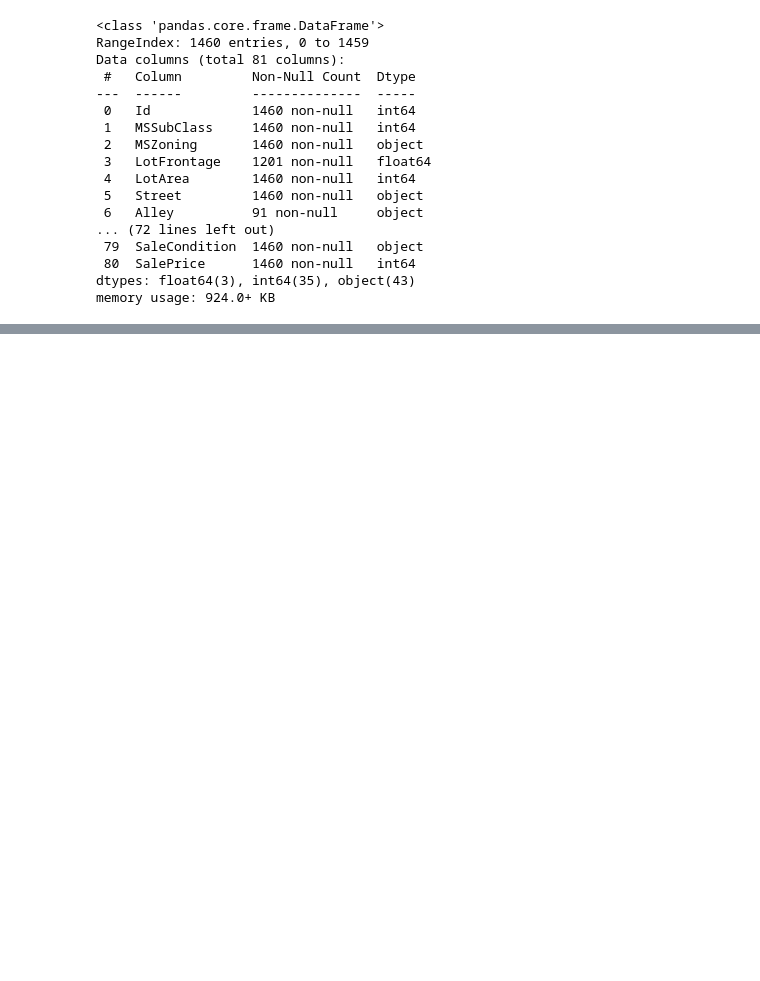
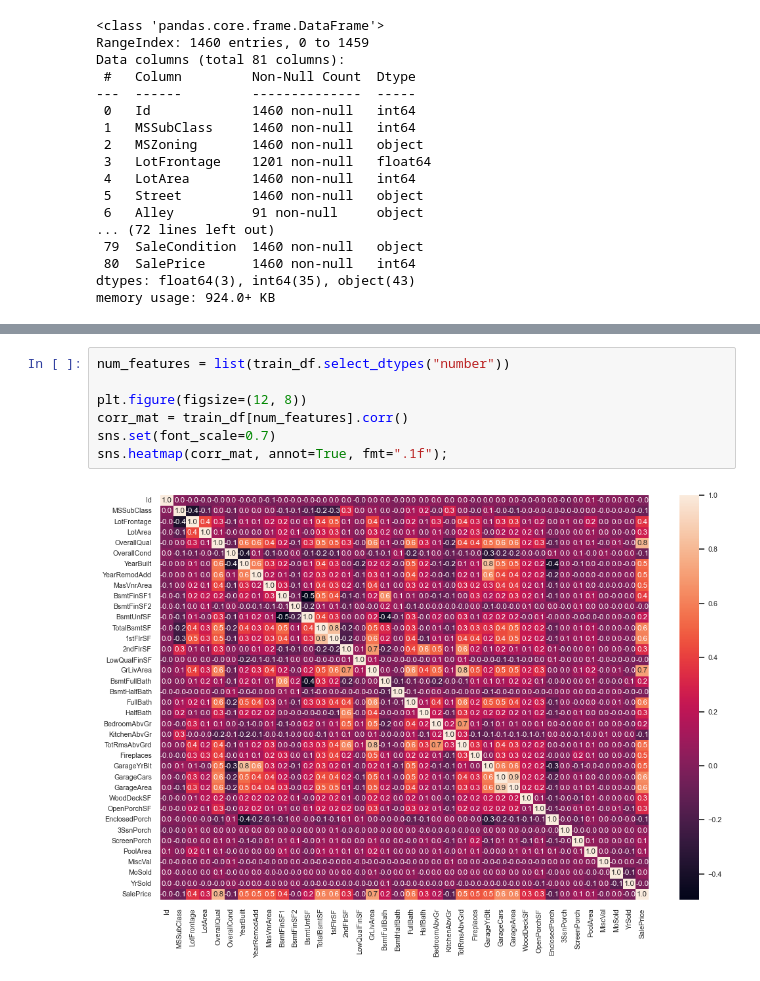
Before and after one commit to Cheslaff/HandsOnML, a Jupyter notebook: Practice/House Price Prediction/main.ipynb, the cells around one changed output, grey strips where cells are left out. Saved outputs shown, nothing was run; the diff lists cells and outputs as text; blank space fills up the shorter version.

```diff
--- a/Practice/House Price Prediction/main.ipynb
+++ b/Practice/House Price Prediction/main.ipynb
@@ -270,0 +105,9 @@ plot_num_relationship("GrLivArea")
+# %%
+num_features = list(train_df.select_dtypes("number"))
+
+plt.figure(figsize=(12, 8))
+corr_mat = train_df[num_features].corr()
+sns.set(font_scale=0.7)
+sns.heatmap(corr_mat, annot=True, fmt=".1f");
+# %% [output]
+[figure, added]
```
Also changed, not shown: parts of 82 cells of this notebook.
